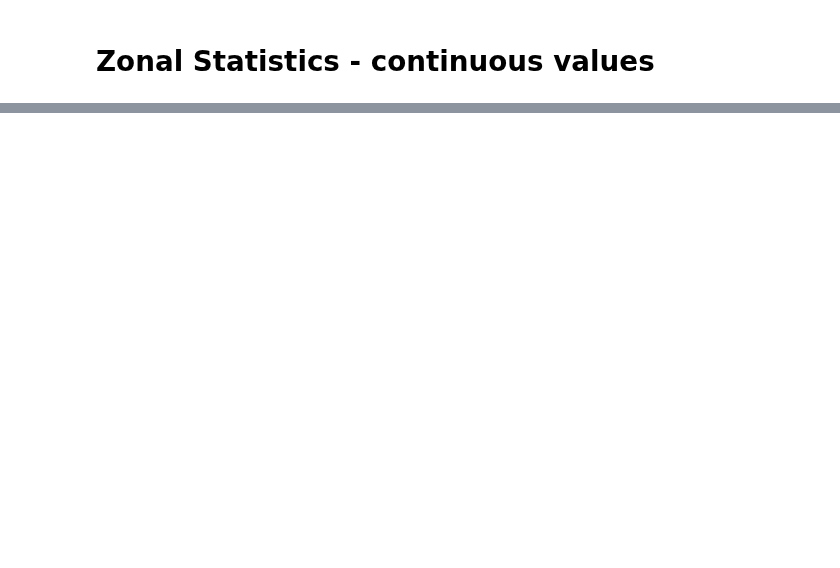
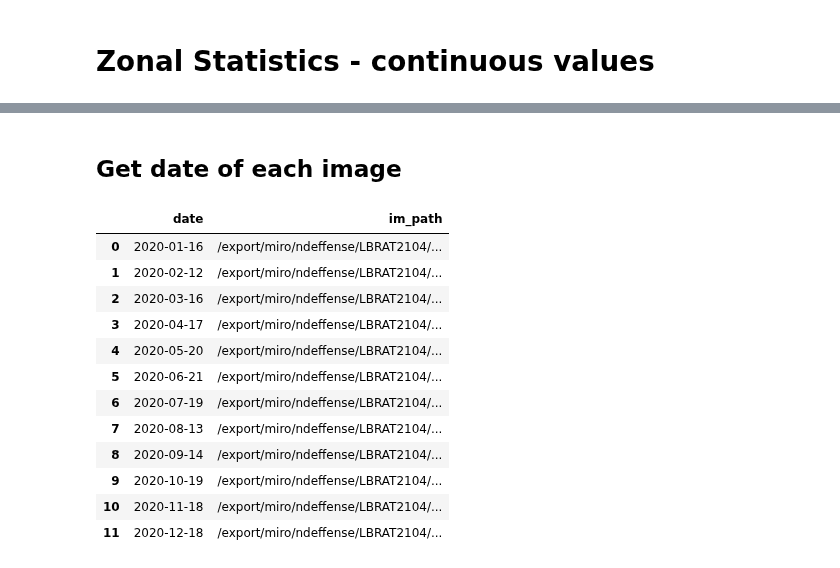
Before and after one commit to nicolasdeffense/eo-toolbox, a Jupyter notebook: notebooks/A_Zonal_Statistics/zonal_stats_continuous.ipynb, the cells around one changed output, grey strips where cells are left out. Cells and saved outputs as stored; diff of their text form; code cells hidden in the pictures; blank space fills up the shorter version.

```diff
--- a/notebooks/A_Zonal_Statistics/zonal_stats_continuous.ipynb
+++ b/notebooks/A_Zonal_Statistics/zonal_stats_continuous.ipynb
@@ -67,0 +44,25 @@ Zonal Stats path are set to : /Volumes/nbdid-sst-lbrat2104/GROUP_X/WORK/ZONAL_ST
+# %%
+computer_path = '/export/miro/ndeffense/LBRAT2104/'
+grp_letter    = 'X'
+
+# Directory for all work files
+work_path = f'{computer_path}GROUP_{grp_letter}/WORK/'
+
+
+# Rasters files directory
+raster_file_list = sorted(glob.glob(f'{work_path}{index_name}/*{index_name}.tif'))
+
+print('Raster files timeseries :')
+for raster_file in raster_file_list:
+    print(raster_file)
+
+# Vector file
+vector_file  = f'{work_path}IN_SITU/WALLONIA_2018_IN_SITU_ROI.shp'
+vector_field = 'name'
+
+# Zonal statistics output
+zonal_stat_path = f'{work_path}ZONAL_STATS/'
+zonal_stat_csv  = f'{zonal_stat_path}zonal_stat_cont_{index_name}.csv'
+zonal_stat_shp  = f'{zonal_stat_path}zonal_stat_cont_{index_name}.shp'
+
+Path(zonal_stat_path).mkdir(parents=True, exist_ok=True)
@@ -68 +122,32 @@ Zonal Stats path are set to : /Volumes/nbdid-sst-lbrat2104/GROUP_X/WORK/ZONAL_ST
+# %% [markdown]
+## Get date of each image
+# %%
+dict_list = []
+
+for im in raster_file_list:
+
+        date_str = os.path.basename(im)[begin_date-1:begin_date-1+8]
+
+        date_im = datetime.datetime.strptime(date_str, format).date()
+
+        dict_list.append({'date': date_im,
+                            'im_path': im})
+
+im_date_path_df = pd.DataFrame.from_dict(dict_list).sort_values('date')
+
+display(im_date_path_df)
+# %% [output]
+|  | date | im_path |
+| 0 | 2020-01-16 | /export/miro/ndeffense/LBRAT2104/... |
+| 1 | 2020-02-12 | /export/miro/ndeffense/LBRAT2104/... |
+| 2 | 2020-03-16 | /export/miro/ndeffense/LBRAT2104/... |
+| 3 | 2020-04-17 | /export/miro/ndeffense/LBRAT2104/... |
+| 4 | 2020-05-20 | /export/miro/ndeffense/LBRAT2104/... |
+| 5 | 2020-06-21 | /export/miro/ndeffense/LBRAT2104/... |
+| 6 | 2020-07-19 | /export/miro/ndeffense/LBRAT2104/... |
+| 7 | 2020-08-13 | /export/miro/ndeffense/LBRAT2104/... |
+| 8 | 2020-09-14 | /export/miro/ndeffense/LBRAT2104/... |
+| 9 | 2020-10-19 | /export/miro/ndeffense/LBRAT2104/... |
+| 10 | 2020-11-18 | /export/miro/ndeffense/LBRAT2104/... |
+| 11 | 2020-12-18 | /export/miro/ndeffense/LBRAT2104/... |
 # %% [markdown]
```
Also changed, not shown: parts of 21 cells of this notebook, 4 other files.
